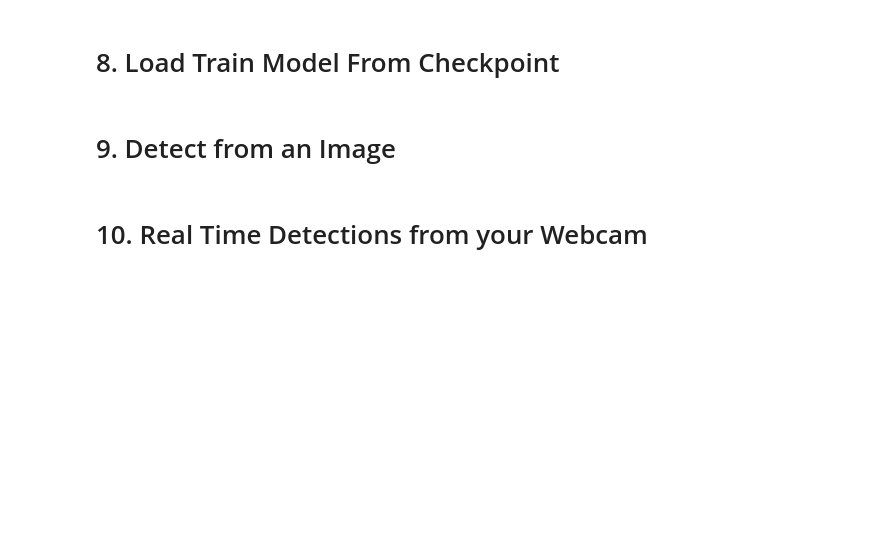
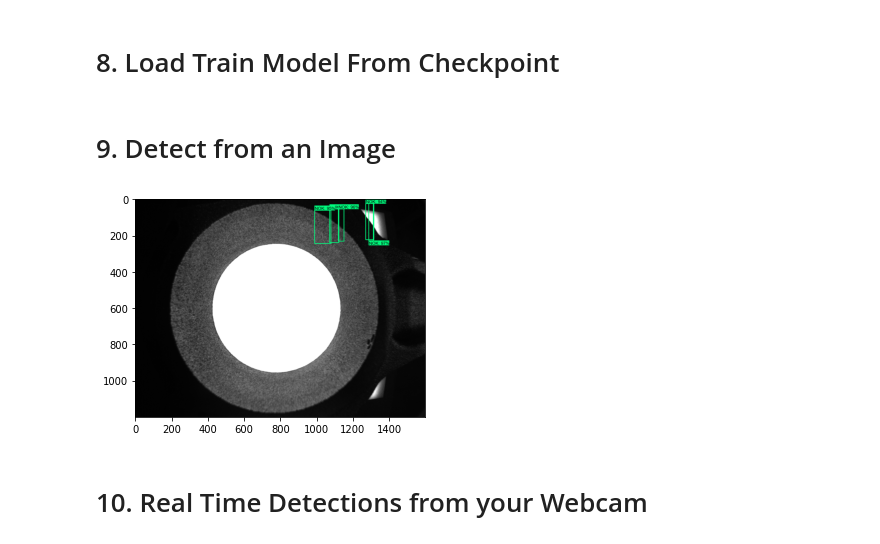
Before and after one commit to josebravogarcia/TFODCourse, a Jupyter notebook: 2. Training and Detection.ipynb, the cells around one changed output. Drawn from its saved outputs; the diff is of its cells as text; code cells hidden in the pictures; blank space fills up the shorter version.

```diff
--- a/2. Training and Detection.ipynb
+++ b/2. Training and Detection.ipynb
@@ -6,7 +27,18 @@ import tensorflow as tf
 # %%
 CUSTOM_MODEL_NAME = 'my_ssd_mobnet'
-PRETRAINED_MODEL_NAME = 'ssd_mobilenet_v2_fpnlite_320x320_coco17_tpu-8'
+PRETRAINED_MODEL_NAME = 'ssd_mobilenet_v2_fpnlite_320x320_coco17_tpu-8' # SSD MobileNet V2 320x320
 PRETRAINED_MODEL_URL = 'http://download.tensorflow.org/models/object_detection/tf2/20200711/ssd_mobilenet_v2_fpnlite_320x320_coco17_tpu-8.tar.gz'
+
+CUSTOM_MODEL_NAME = 'my_ssd_mobnet_tuned_v2'
+PRETRAINED_MODEL_NAME = 'ssd_mobilenet_v2_fpnlite_640x640_coco17_tpu-8' # SSD MobileNet V2 FPNLite 640x640
+PRETRAINED_MODEL_URL = 'http://download.tensorflow.org/models/object_detection/tf2/20200711/ssd_mobilenet_v2_fpnlite_640x640_coco17_tpu-8.tar.gz'
+
+
+#CUSTOM_MODEL_NAME = 'my_centernet'
+#PRETRAINED_MODEL_NAME = 'centernet_mobilenetv2_fpn_od' # CenterNet MobileNetV2 FPN 512x512
+#PRETRAINED_MODEL_URL = 'http://download.tensorflow.org/models/object_detection/tf2/20210210/centernet_mobilenetv2fpn_512x512_coco17_od.tar.gz'
+
+
 TF_RECORD_SCRIPT_NAME = 'generate_tfrecord.py'
 LABEL_MAP_NAME = 'label_map.pbtxt'
 # %%
@@ -389,34 +510,40 @@ IMAGE_PATH = os.path.join(paths['IMAGE_PATH'], 'test', 'livelong.02533422-940e-1
+# %%
+IMAGE_PATH = os.path.join(paths['IMAGE_PATH'], 'test', '190917_202719_0000000031_&icapbk[000].bmp')
+IMAGE_PATH = os.path.join(paths['IMAGE_PATH'], 'train', '201104_183408_0000000179_&icapbk[000].bmp')
+#IMAGE_PATH = os.path.join(paths['IMAGE_PATH'], 'test', 'prueba.bmp')
 # %%
 img = cv2.imread(IMAGE_PATH)
 image_np = np.array(img)
 
 input_tensor = tf.convert_to_tensor(np.expand_dims(image_np, 0), dtype=tf.float32)
 detections = detect_fn(input_tensor)
 
 num_detections = int(detections.pop('num_detections'))
 detections = {key: value[0, :num_detections].numpy()
               for key, value in detections.items()}
 detections['num_detections'] = num_detections
 
 # detection_classes should be ints.
 detections['detection_classes'] = detections['detection_classes'].astype(np.int64)
 
 label_id_offset = 1
 image_np_with_detections = image_np.copy()
 
 viz_utils.visualize_boxes_and_labels_on_image_array(
             image_np_with_detections,
             detections['detection_boxes'],
             detections['detection_classes']+label_id_offset,
             detections['detection_scores'],
             category_index,
             use_normalized_coordinates=True,
             max_boxes_to_draw=5,
-            min_score_thresh=.8,
+            min_score_thresh=.5,
             agnostic_mode=False)
 
 plt.imshow(cv2.cvtColor(image_np_with_detections, cv2.COLOR_BGR2RGB))
 plt.show()
+# %% [output]
+[figure, added]
 # %% [markdown]
 # 10. Real Time Detections from your Webcam
 # %%
```
Also changed, not shown: parts of 20 cells of this notebook.
